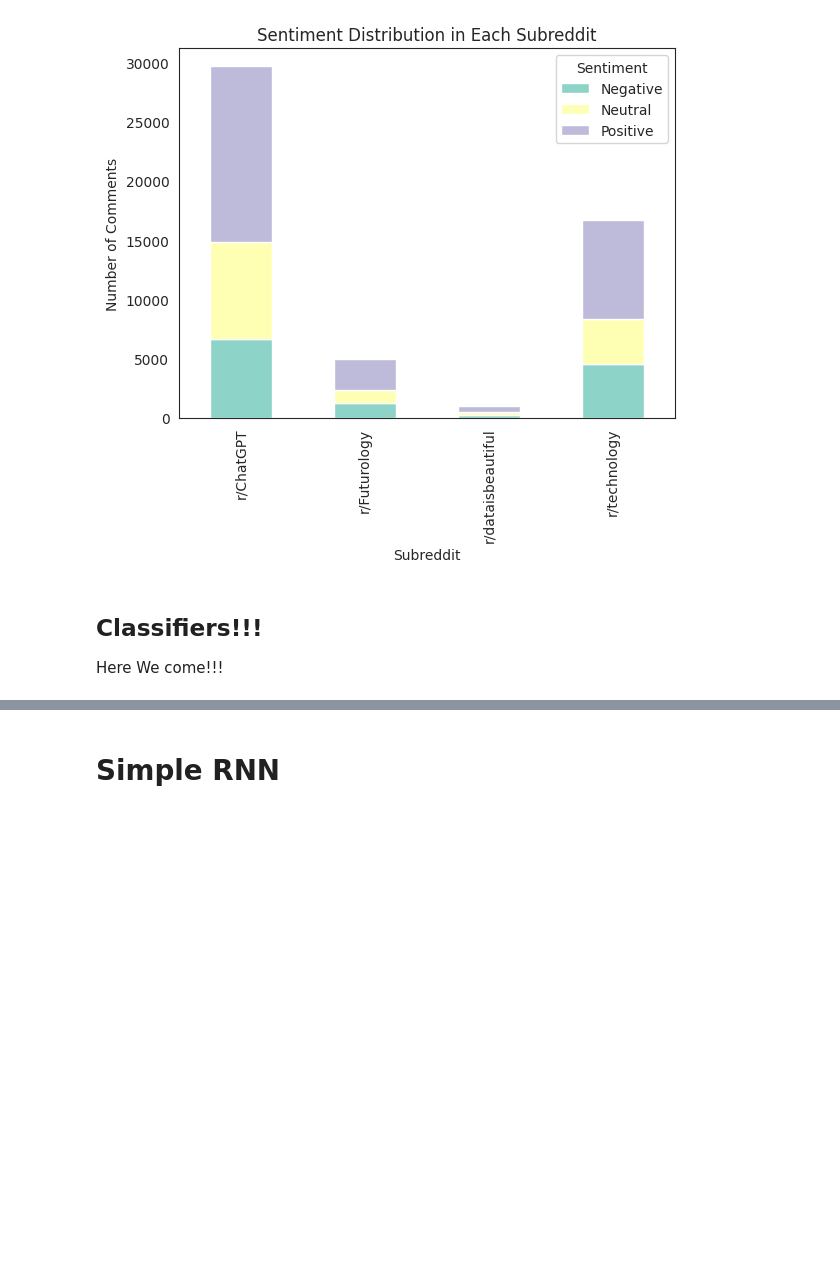
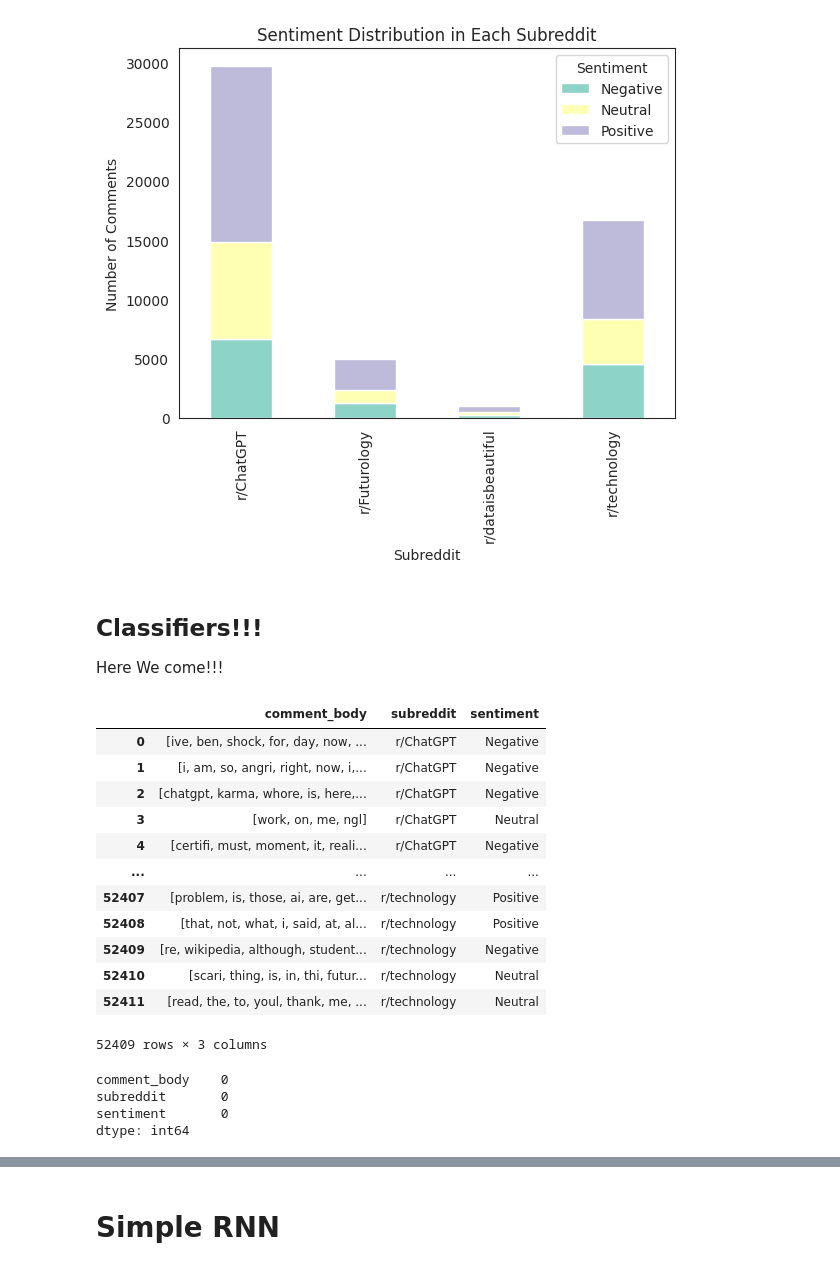
Before and after one commit to lakshmipriya-ragupathi/kaggle-datasets, a Jupyter notebook: reddit-comments-analysis-using-nlp-and-dl.ipynb, the cells around one changed output, grey strips where cells are left out. Saved outputs shown, nothing was run; the diff lists cells and outputs as text; code cells hidden in the pictures; blank space fills up the shorter version.

Commit message:
Kaggle Notebook | Reddit Comments Analysis using NLP and DL | Version 21

```diff
--- a/reddit-comments-analysis-using-nlp-and-dl.ipynb
+++ b/reddit-comments-analysis-using-nlp-and-dl.ipynb
@@ -490,6 +490,31 @@ plt.show()
 # %% [markdown]
 ## Classifiers!!!
 Here We come!!!
+# %%
+df.isnull().sum()
+df.dropna()
+# %% [output]
+|  | comment_body | subreddit | sentiment |
+| 0 | [ive, ben, shock, for, day, now, ... | r/ChatGPT | Negative |
+| 1 | [i, am, so, angri, right, now, i,... | r/ChatGPT | Negative |
+| 2 | [chatgpt, karma, whore, is, here,... | r/ChatGPT | Negative |
+| 3 | [work, on, me, ngl] | r/ChatGPT | Neutral |
+| 4 | [certifi, must, moment, it, reali... | r/ChatGPT | Negative |
+| ... | ... | ... | ... |
+| 52407 | [problem, is, those, ai, are, get... | r/technology | Positive |
+| 52408 | [that, not, what, i, said, at, al... | r/technology | Positive |
+| 52409 | [re, wikipedia, although, student... | r/technology | Negative |
+| 52410 | [scari, thing, is, in, thi, futur... | r/technology | Neutral |
+| 52411 | [read, the, to, youl, thank, me, ... | r/technology | Neutral |
+52409 rows × 3 columns
+# %%
+df = df.dropna(subset=['sentiment'])
+df.isnull().sum()
+# %% [output]
+comment_body    0
+subreddit       0
+sentiment       0
+dtype: int64
 # %%
 X = df['comment_body']
 y = df['sentiment']
```
Also changed, not shown: parts of 37 cells of this notebook.
